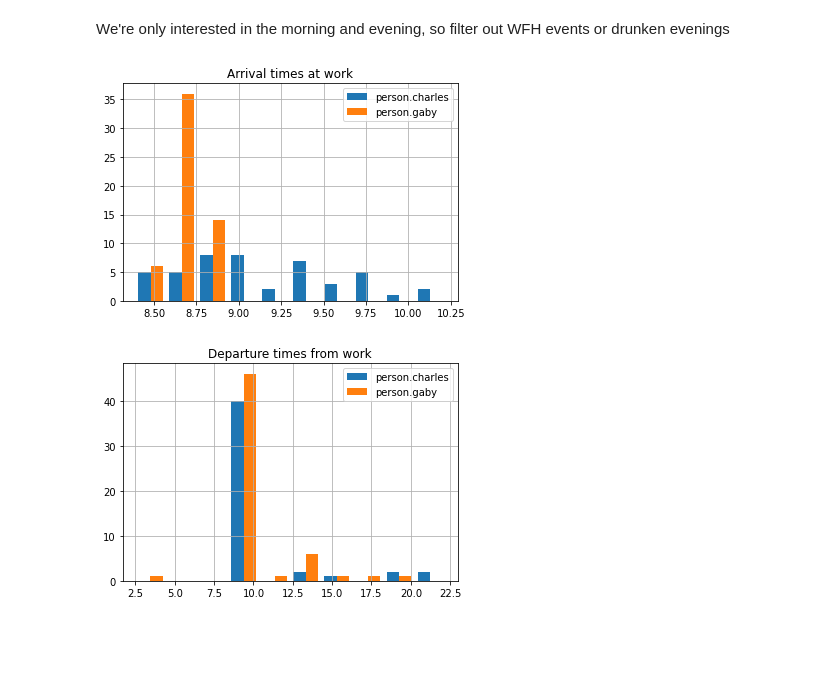
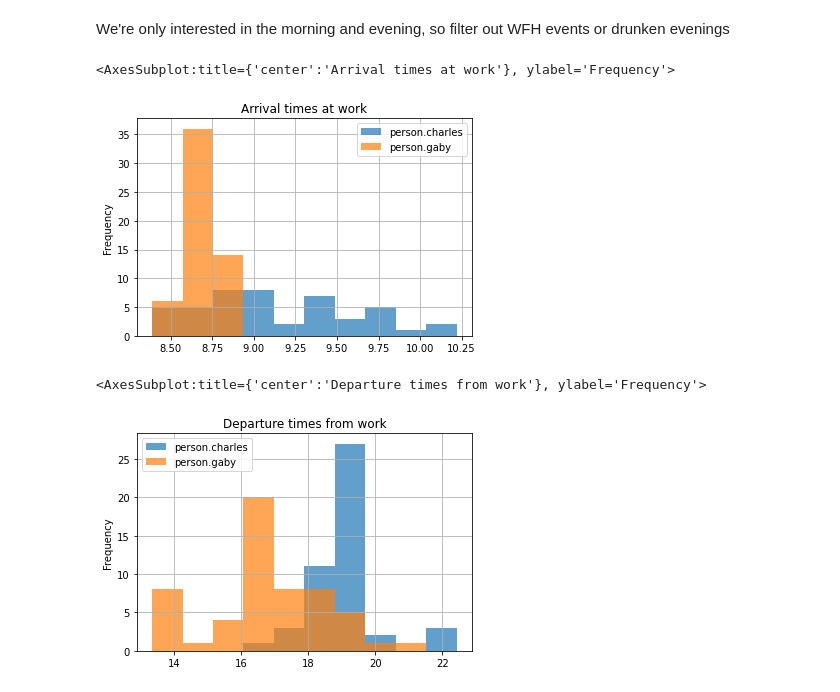
Before and after one commit to charlesbaynham/house-absolute-ha-setup, a Jupyter notebook: notebooks/plot_work_leavings.ipynb, the cells around one changed output. Saved outputs shown, nothing was run; the diff lists cells and outputs as text; code cells hidden in the pictures; blank space fills up the shorter version.

```diff
--- a/notebooks/plot_work_leavings.ipynb
+++ b/notebooks/plot_work_leavings.ipynb
@@ -91,10 +91,10 @@ for date in dates:
     for person, workplace in zip(people, workplaces):
         this_person_changes = state_changes[state_changes.entity_id == person]
         if any(this_person_changes.state == workplace):
-            workplace_states_ind = np.argwhere(this_person_changes.state == workplace)
+            workplace_states_ind = np.flatnonzero(this_person_changes.state == workplace)
 
-#             arrival_times[person][date] = min(workplace_states.index) - date
-#             leaving_times[person][date] = max(workplace_states.index) - date
+            arrival_times[person][date] = this_person_changes.index[min(workplace_states_ind)] - date
+            leaving_times[person][date] = this_person_changes.index[max(workplace_states_ind) + 1] - date
 
-# arrival_times = pd.DataFrame(arrival_times)
-# leaving_times = pd.DataFrame(leaving_times)
+arrival_times = pd.DataFrame(arrival_times)
+leaving_times = pd.DataFrame(leaving_times)
@@ -137,25 +103,22 @@ We're only interested in the morning and evening, so filter out WFH events or dr
 # %%
 arrival_times[arrival_times < np.timedelta64(5,'h')] = None
 arrival_times[arrival_times > np.timedelta64(12,'h')] = None
+leaving_times[leaving_times < np.timedelta64(12,'h')] = None
+
+working_hours = (leaving_times - arrival_times)
 # %%
 import matplotlib.pyplot as plt
 import matplotlib.dates as mdates
 
-_, ax = plt.subplots()
-ax.hist(arrival_times / np.timedelta64(1, 'h'))
-plt.title("Arrival times at work")
-plt.grid(True)
-plt.legend(arrival_times.columns);
+(arrival_times / np.timedelta64(1, 'h')).plot.hist(title="Arrival times at work", grid=True, alpha = 0.7)
 # %% [output]
+<AxesSubplot:title={'center':'Arrival times at work'}, ylabel='Frequency'>
-[figure, old version]
+[figure, new version]
 # %%
 import matplotlib.pyplot as plt
 import matplotlib.dates as mdates
 
-_, ax = plt.subplots()
-ax.hist(leaving_times / np.timedelta64(1, 'h'))
-plt.title("Departure times from work")
-plt.grid(True)
-plt.legend(leaving_times.columns);
+(leaving_times / np.timedelta64(1, 'h')).plot.hist(title="Departure times from work", grid=True, alpha = 0.7)
 # %% [output]
+<AxesSubplot:title={'center':'Departure times from work'}, ylabel='Frequency'>
-[figure, old version]
+[figure, new version]
```
Also changed, not shown: parts of 12 cells of this notebook.
